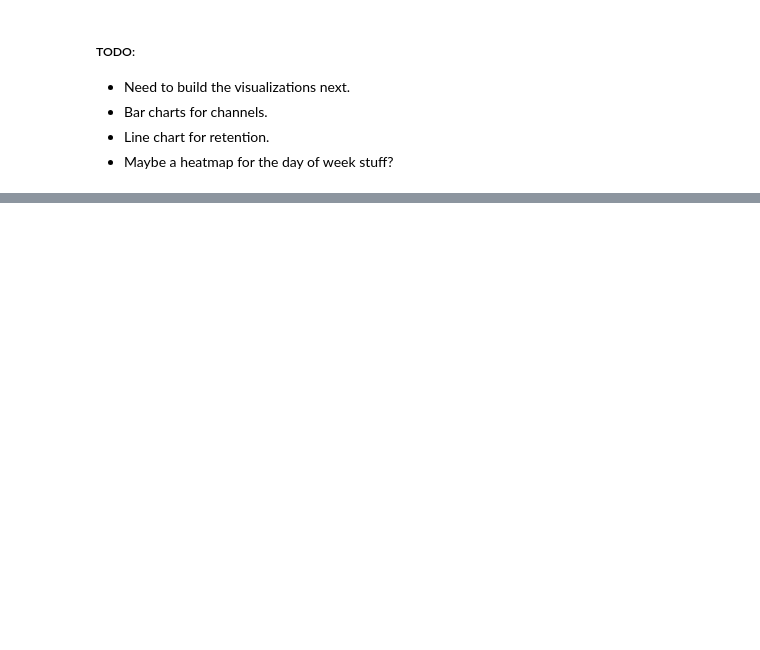
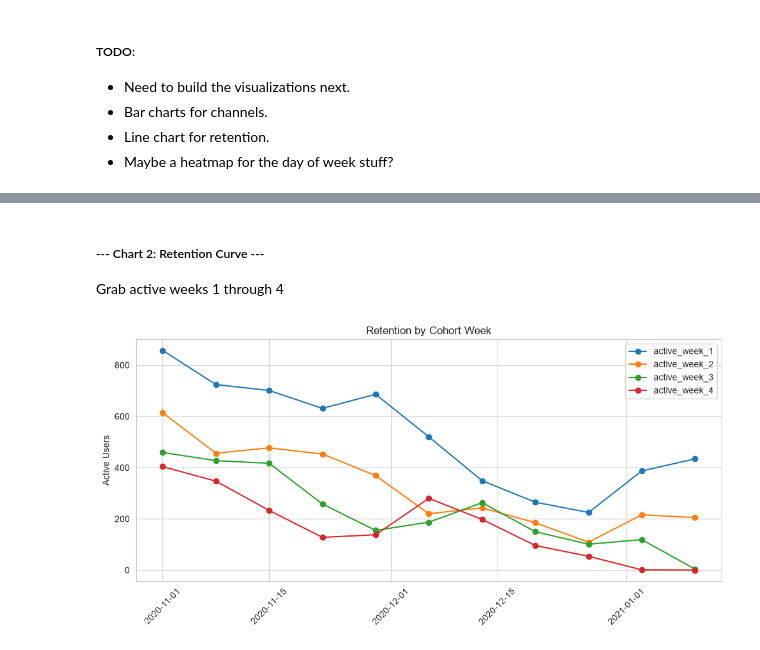
Before and after one commit to adiiquark/ga4-ecommerce-analytics, a Jupyter notebook: analysis/EDA_clean.ipynb, the cells around one changed output, grey strips where cells are left out. Drawn from its saved outputs; the diff is of its cells as text; code cells hidden in the pictures; blank space fills up the shorter version.

```diff
--- a/analysis/EDA_clean.ipynb
+++ b/analysis/EDA_clean.ipynb
@@ -197,0 +285,28 @@ sns.set_style('whitegrid')
+# %% [markdown]
+##### --- Chart 2: Retention Curve ---
+ Grab active weeks 1 through 4
+# %%
+retention = dfs['retention'].set_index('cohort_week')[
+    ['active_week_1', 'active_week_2', 'active_week_3', 'active_week_4']
+]
+
+# Note to self: rows near the end don't have enough runway for week_3/4
+# so drop them for a clean curve otherwise the lines drop weirdly
+retention_clean = retention.iloc[:-3]
+
+fig, ax = plt.subplots(figsize=(10, 5))
+
+for col in retention_clean.columns:
+    ax.plot(retention_clean.index, retention_clean[col], marker='o', label=col)
+
+ax.set_ylabel('Active Users')
+ax.set_title('Retention by Cohort Week')
+ax.legend(loc='upper right') # added location just in case it covers lines
+plt.xticks(rotation=45)
+plt.tight_layout()
+plt.savefig('../outputs/charts/retention_curve.png', dpi=150, bbox_inches='tight')
+plt.show()
+
+# Dec 6/13 cohorts look huge, probably holiday traffic. Need to check if they actually retain.
+# %% [output]
+[figure, added]
```
Also changed, not shown: parts of 17 cells of this notebook.
